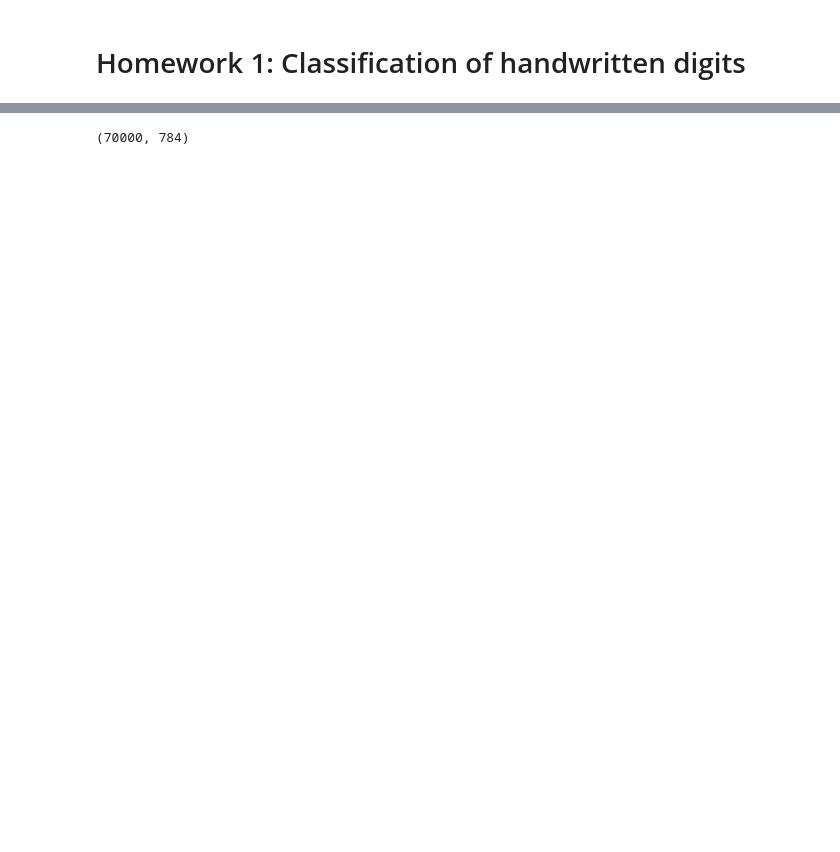
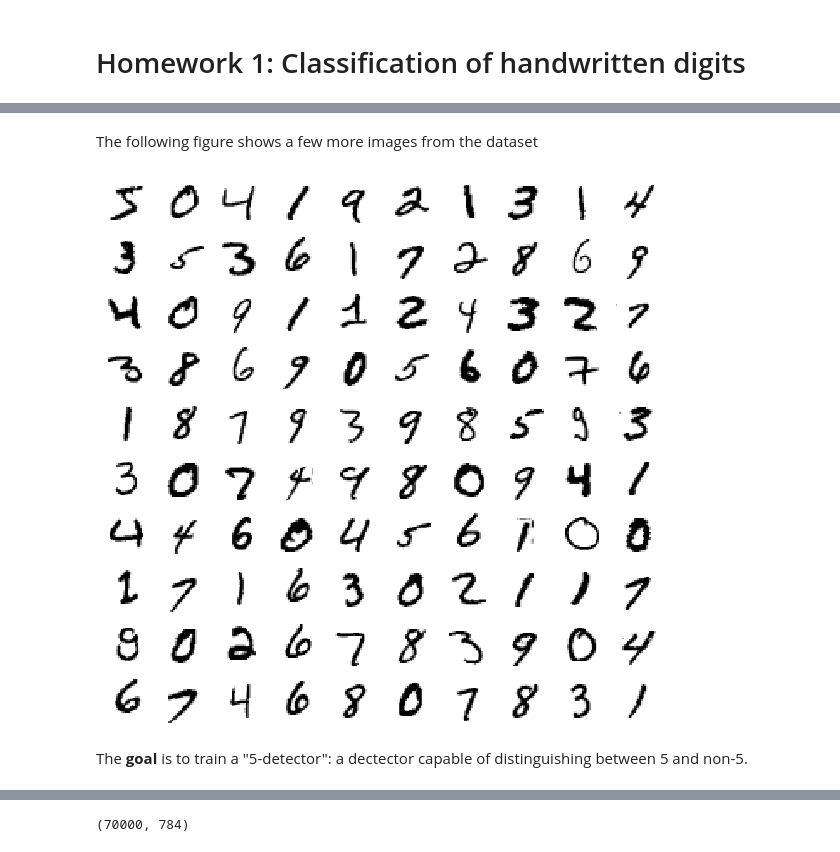
Before and after one commit to um-perez-alvaro/Data-Science-Practice-bis, a Jupyter notebook: Classification/Homework/Homework 1.ipynb, the cells around one changed output, grey strips where cells are left out. Saved outputs shown, nothing was run; the diff lists cells and outputs as text; code cells hidden in the pictures; blank space fills up the shorter version.

```diff
--- a/Classification/Homework/Homework 1.ipynb
+++ b/Classification/Homework/Homework 1.ipynb
@@ -4,0 +42,14 @@ import pandas as pd
+# %% [markdown]
+The following figure shows a few more images from the dataset
+# %%
+plt.figure(figsize=(10,10))
+for i in range(100):
+    digit = X.loc[i,:].to_numpy()
+    digit_image = digit.reshape(28,28)
+    plt.subplot(10,10,i+1)
+    plt.imshow(digit_image,cmap = 'binary')
+    plt.axis('off')
+# %% [output]
+[figure, added]
+# %% [markdown]
+The **goal** is to train a "5-detector": a dectector capable of distinguishing between 5 and non-5.
```
Also changed, not shown: parts of 21 cells of this notebook, 3 other files.
